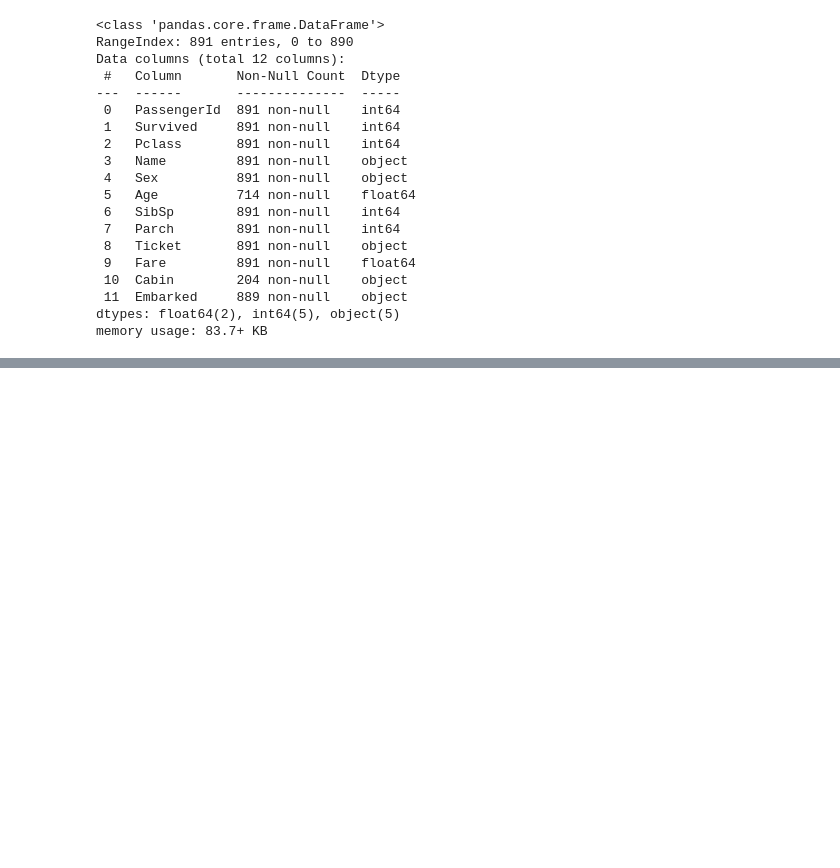
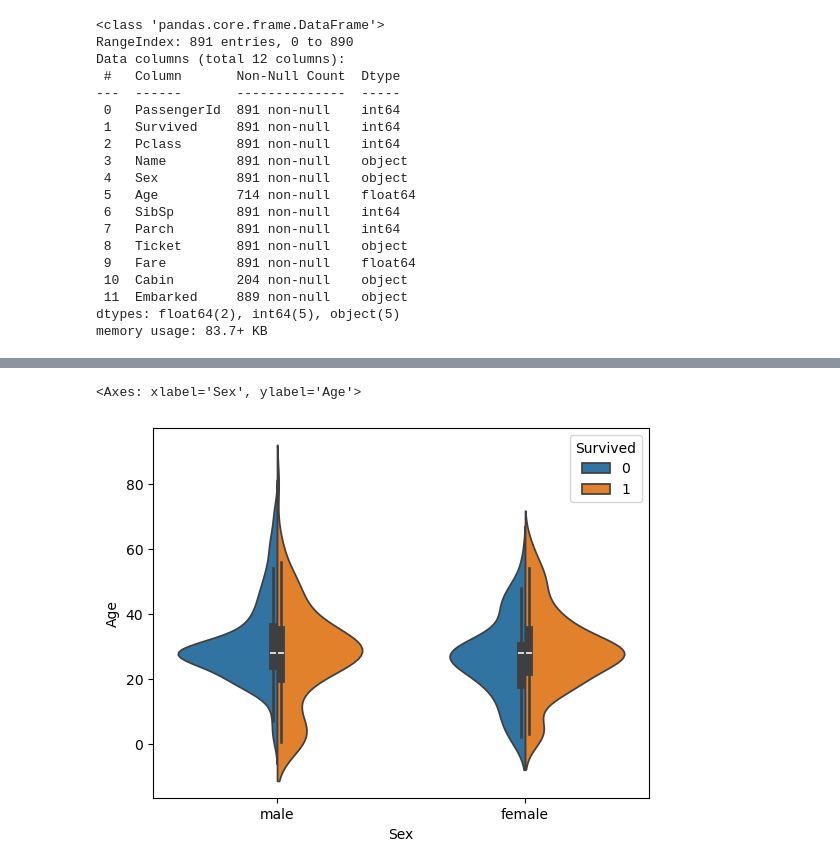
Before and after one commit to pavan-flutter/PythonBasicAdvanceProgramming, a Jupyter notebook: PythonAssignment.ipynb, the cells around one changed output, grey strips where cells are left out. Saved outputs shown, nothing was run; the diff lists cells and outputs as text; code cells hidden in the pictures; blank space fills up the shorter version.

```diff
--- a/PythonAssignment.ipynb
+++ b/PythonAssignment.ipynb
@@ -289,0 +211,6 @@ df['Survived'].value_counts(normalize=True).plot(kind="bar")
+# %%
+sns.violinplot(x ="Sex", y ="Age", hue ="Survived",
+data = df, split = True)
+# %% [output]
+<Axes: xlabel='Sex', ylabel='Age'>
+[figure, added]
```
Also changed, not shown: parts of 63 cells of this notebook.
